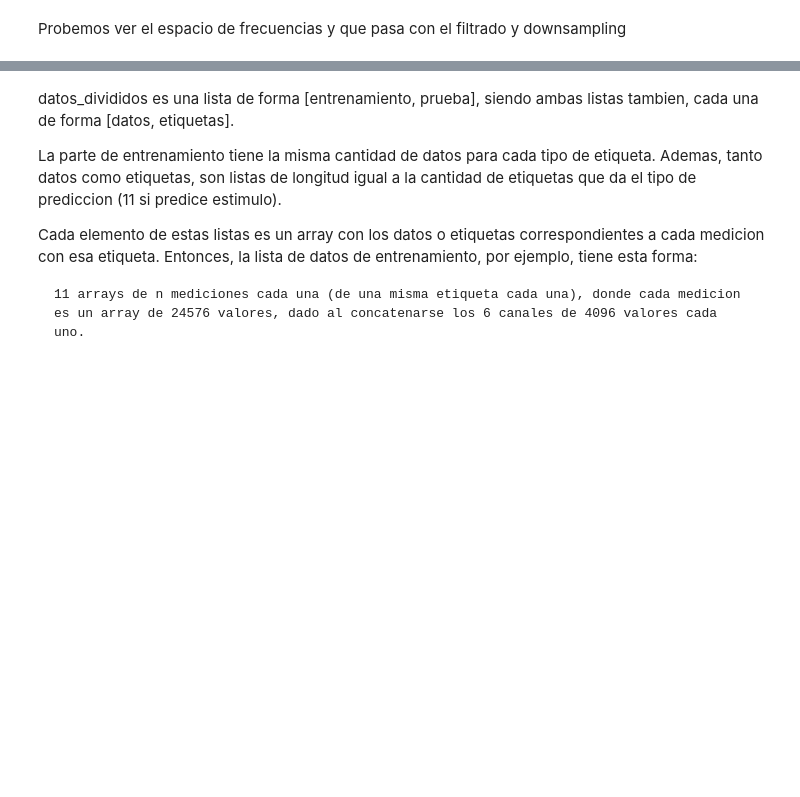
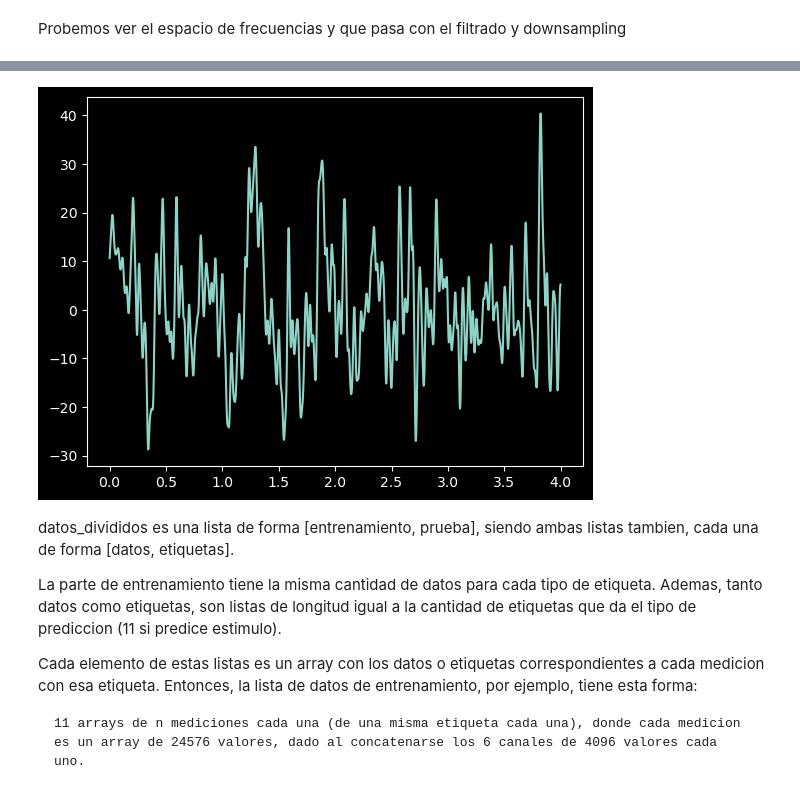
Before and after one commit to enzocatorano/ExtracurricularSinc, a Jupyter notebook: tiempo_frecuencia.ipynb, the cells around one changed output, grey strips where cells are left out. Saved outputs shown, nothing was run; the diff lists cells and outputs as text; code cells hidden in the pictures; blank space fills up the shorter version.

```diff
--- a/tiempo_frecuencia.ipynb
+++ b/tiempo_frecuencia.ipynb
@@ -120,3 +121,9 @@ NameError: name 'np' is not defined
+# %%
+datos_ordenados[0][dato][canal*4096:(canal + 1)*4096].shape, tiempo.shape
+plt.plot(tiempo, valores)
+plt.show()
+# %% [output]
+[figure, added]
 # %% [markdown]
 datos_divididos es una lista de forma [entrenamiento, prueba], siendo ambas listas tambien, cada una de forma [datos, etiquetas].
 
```
Also changed, not shown: parts of 9 cells of this notebook, 4 other files.
